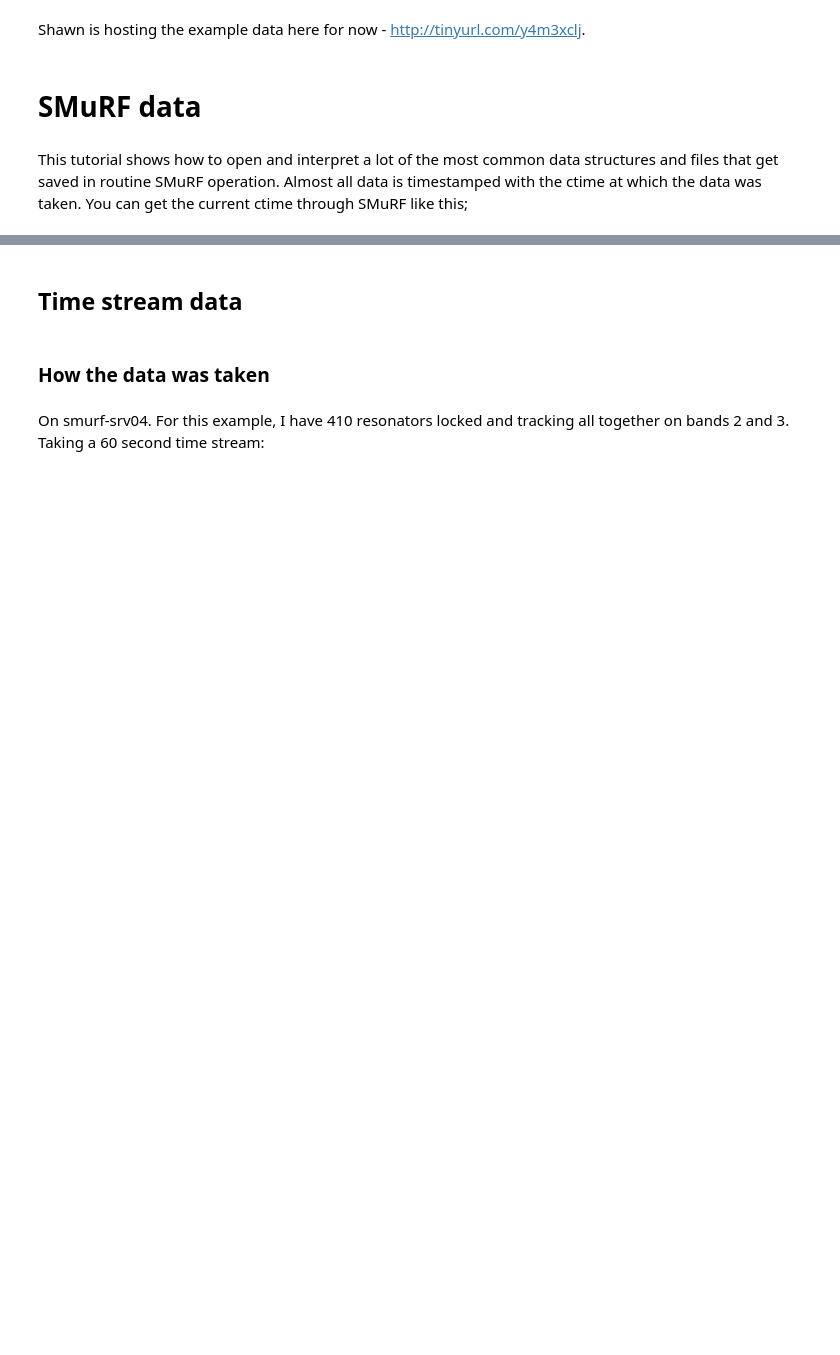
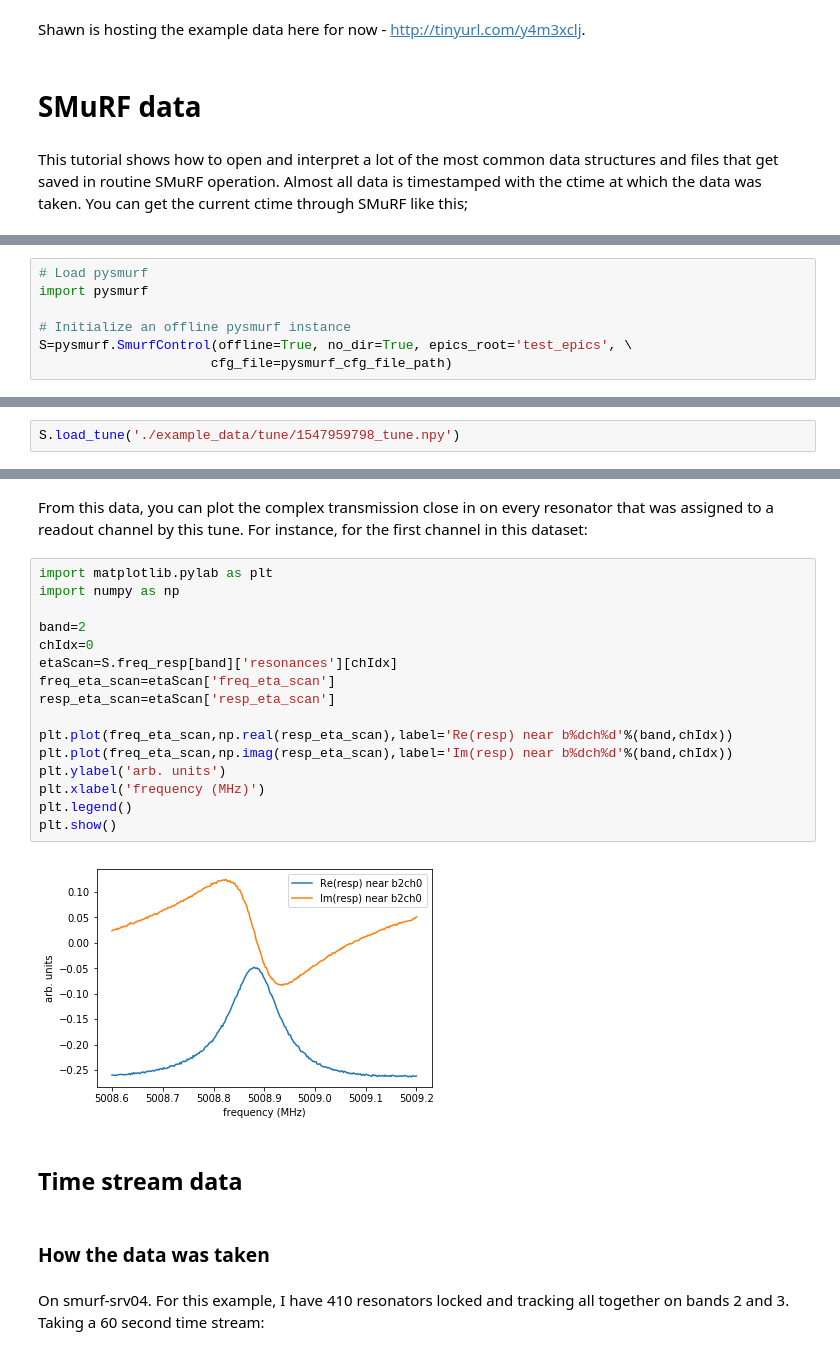
Before and after one commit to swh76/smurf_tutorials, a Jupyter notebook: data.ipynb, the cells around one changed output, grey strips where cells are left out. Cells and saved outputs as stored; diff of their text form; blank space fills up the shorter version.

Commit message:
Added short example for how to plot etaScan data from example tune file.

```diff
--- a/data.ipynb
+++ b/data.ipynb
@@ -69,0 +74,7 @@ This tutorial shows how to open and interpret a lot of the most common data stru
+# %%
+# Load pysmurf
+import pysmurf
+
+# Initialize an offline pysmurf instance
+S=pysmurf.SmurfControl(offline=True, no_dir=True, epics_root='test_epics', \
+                      cfg_file=pysmurf_cfg_file_path)
@@ -69,0 +86,2 @@ This tutorial shows how to open and interpret a lot of the most common data stru
+# %%
+S.load_tune('./example_data/tune/1547959798_tune.npy')
@@ -70,3 +173,23 @@ This tutorial shows how to open and interpret a lot of the most common data stru
+# %% [markdown]
+From this data, you can plot the complex transmission close in on every resonator that was assigned to a readout channel by this tune.  For instance, for the first channel in this dataset:
+# %%
+import matplotlib.pylab as plt
+import numpy as np
+
+band=2
+chIdx=0
+etaScan=S.freq_resp[band]['resonances'][chIdx]
+freq_eta_scan=etaScan['freq_eta_scan']
+resp_eta_scan=etaScan['resp_eta_scan']
+
+plt.plot(freq_eta_scan,np.real(resp_eta_scan),label='Re(resp) near b%dch%d'%(band,chIdx))
+plt.plot(freq_eta_scan,np.imag(resp_eta_scan),label='Im(resp) near b%dch%d'%(band,chIdx))
+plt.ylabel('arb. units')
+plt.xlabel('frequency (MHz)')
+plt.legend()
+plt.show()
+# %% [output]
+[figure, added]
 # %% [markdown]
 ## Time stream data
 # %% [markdown]
```
Also changed, not shown: parts of 23 cells of this notebook.
